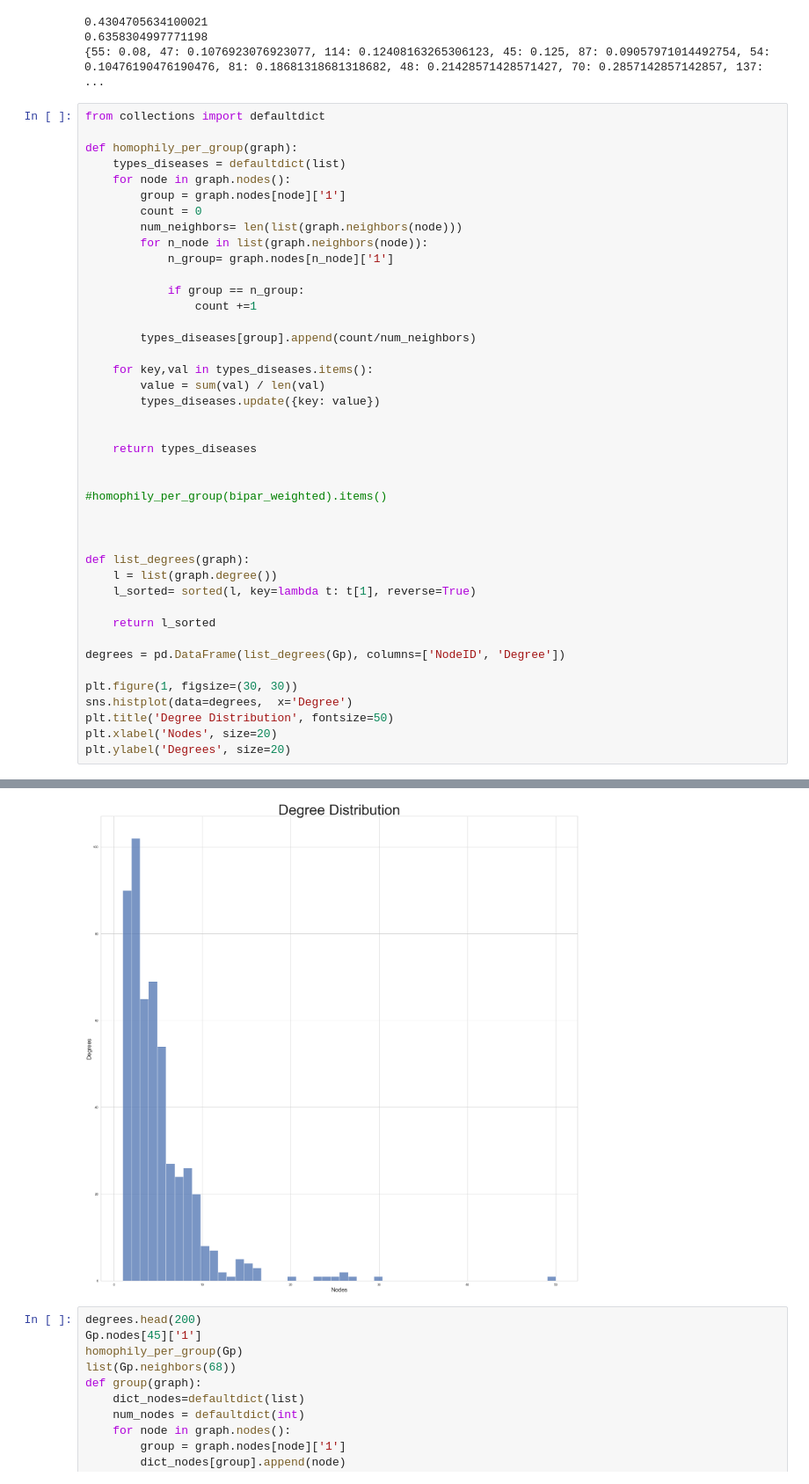
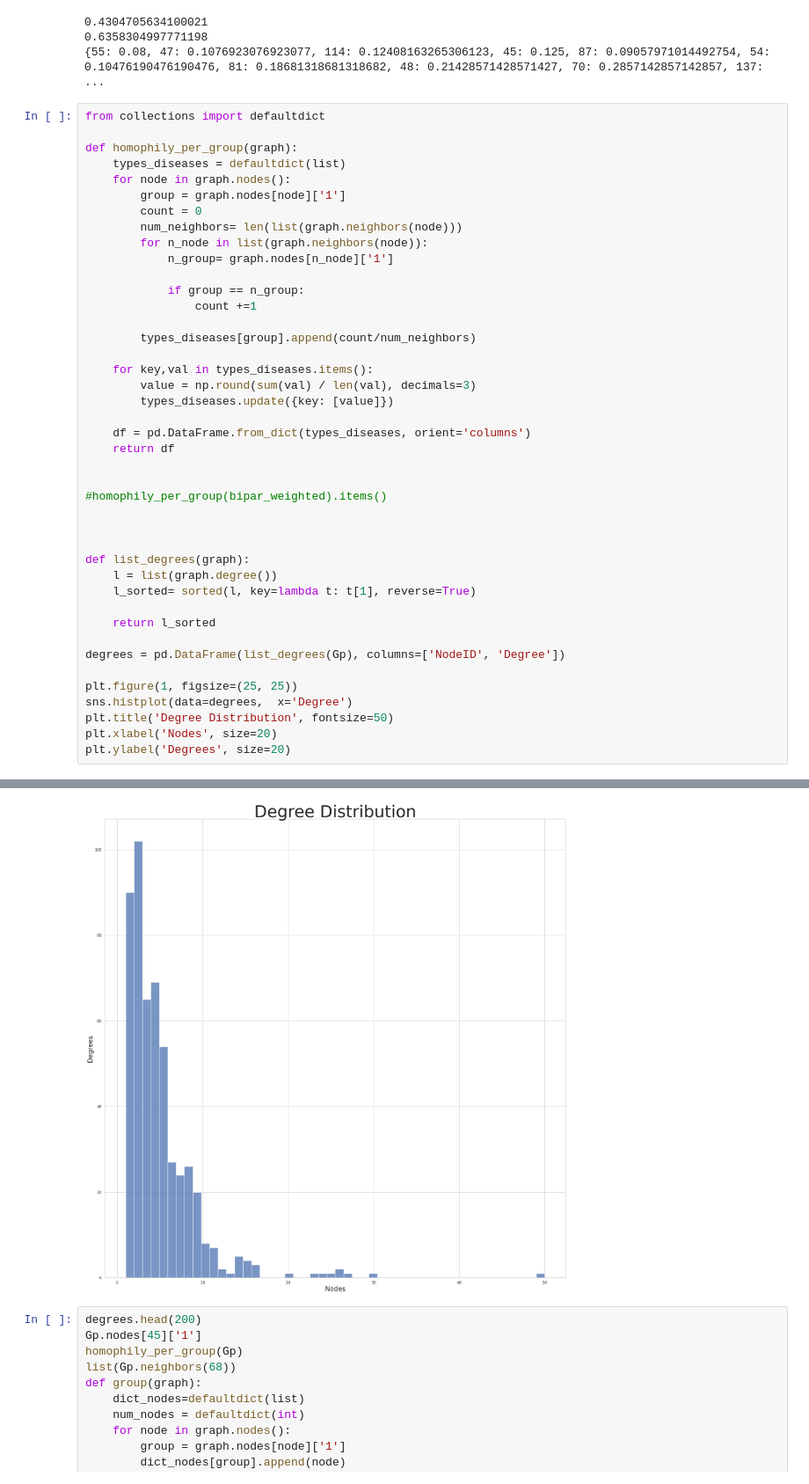
Before and after one commit to ITU-Bumblebees/network_analysis, a Jupyter notebook: project.ipynb, the cells around one changed output, grey strips where cells are left out. Shown at 88% size. Cells and saved outputs as stored; diff of their text form.

```diff
--- a/project.ipynb
+++ b/project.ipynb
@@ -312,39 +314,39 @@ def homophily_per_group(graph):
         for n_node in list(graph.neighbors(node)):
             n_group= graph.nodes[n_node]['1']
 
             if group == n_group:
                 count +=1
 
         types_diseases[group].append(count/num_neighbors)
 
     for key,val in types_diseases.items():
-        value = sum(val) / len(val)
-        types_diseases.update({key: value})
+        value = np.round(sum(val) / len(val), decimals=3)
+        types_diseases.update({key: [value]})
 
-
-    return types_diseases
+    df = pd.DataFrame.from_dict(types_diseases, orient='columns')
+    return df
 
 
 #homophily_per_group(bipar_weighted).items()
 
 
 
 def list_degrees(graph):
     l = list(graph.degree())
     l_sorted= sorted(l, key=lambda t: t[1], reverse=True)
 
     return l_sorted
 
 degrees = pd.DataFrame(list_degrees(Gp), columns=['NodeID', 'Degree'])
 
-plt.figure(1, figsize=(30, 30))
+plt.figure(1, figsize=(25, 25))
 sns.histplot(data=degrees,  x='Degree')
 plt.title('Degree Distribution', fontsize=50)
 plt.xlabel('Nodes', size=20)
 plt.ylabel('Degrees', size=20)
 # %% [output]
 Text(0, 0.5, 'Degrees')
-[figure, old version]
+[figure, new version]
 # %%
 degrees.head(200)
 Gp.nodes[45]['1']
```
Also changed, not shown: parts of 12 cells of this notebook, 3 other files.
